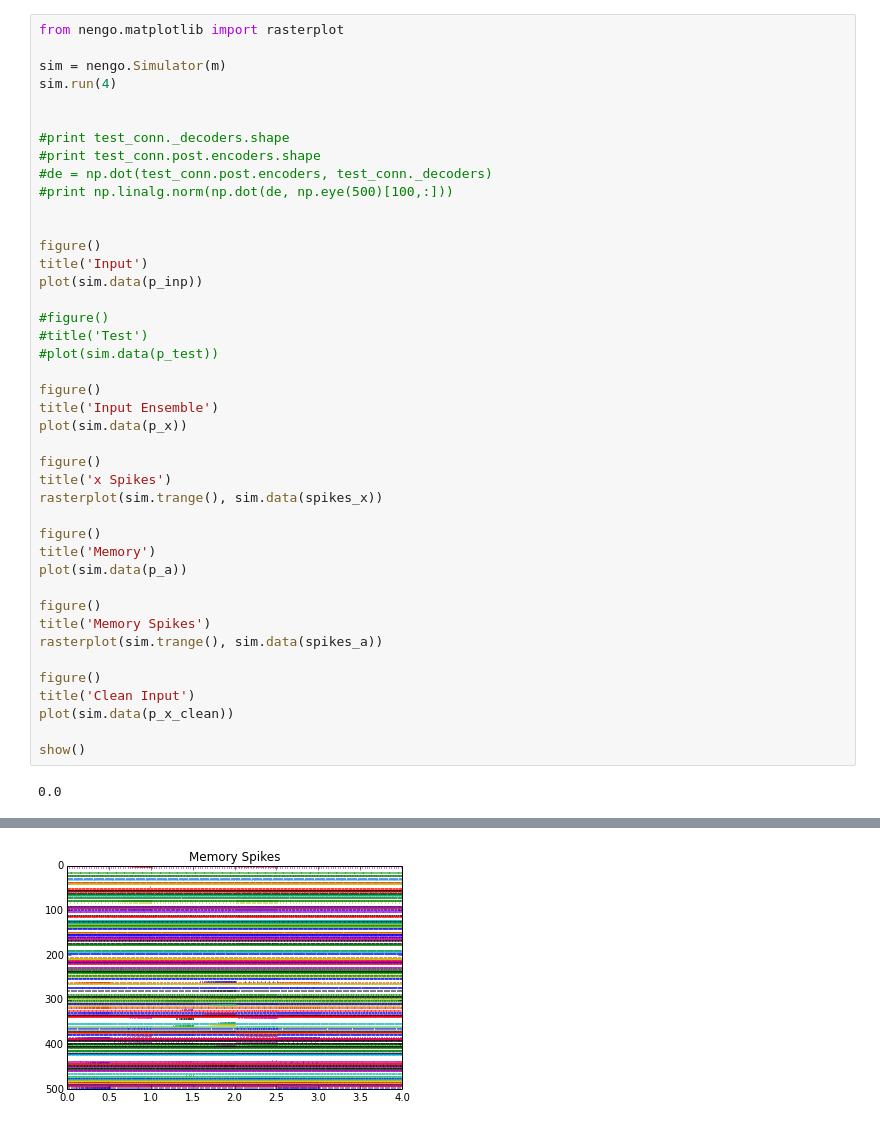
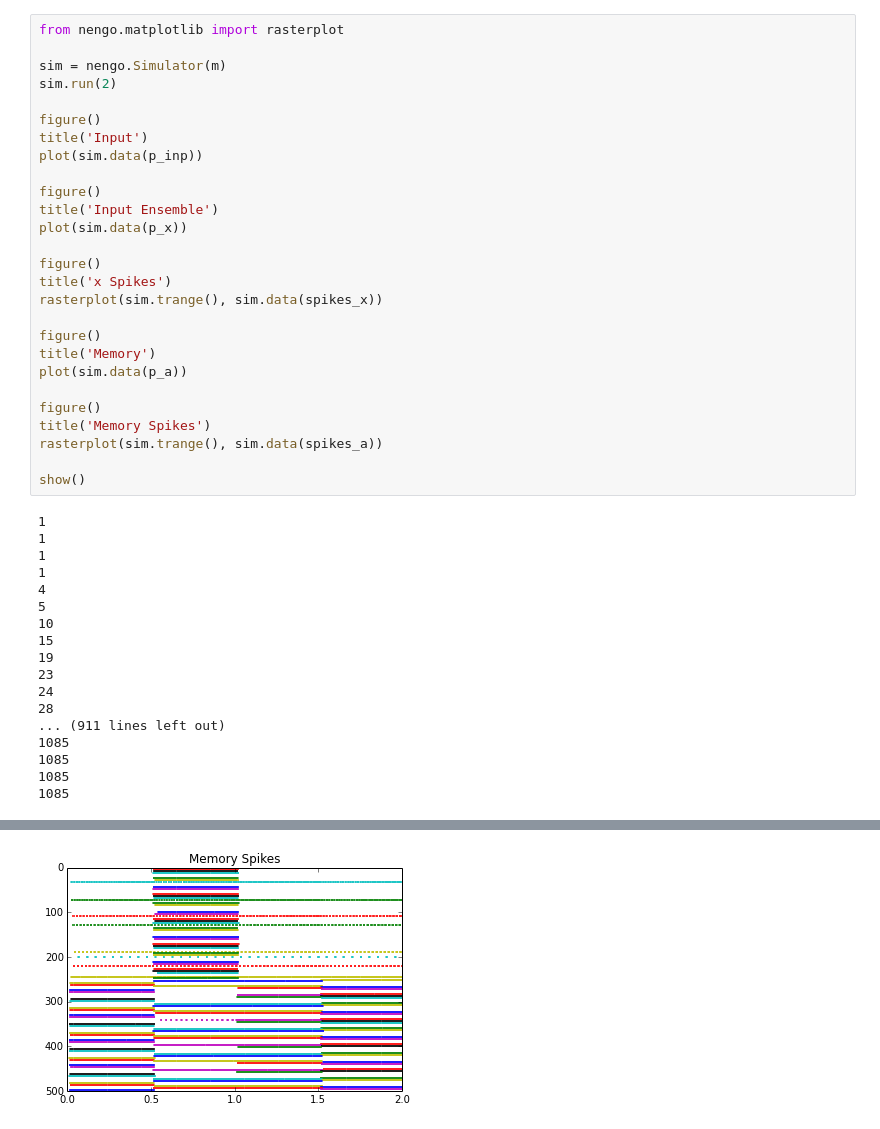
Before and after one commit to xbkong/nengo, a Jupyter notebook: examples/hebb_autoassociative.ipynb, the cells around one changed output, grey strips where cells are left out. Saved outputs shown, nothing was run; the diff lists cells and outputs as text.

```diff
--- a/examples/hebb_autoassociative.ipynb
+++ b/examples/hebb_autoassociative.ipynb
@@ -68,22 +64,11 @@ p_x_clean = nengo.Probe(x_clean, "decoded_output", filter=0.03)
 from nengo.matplotlib import rasterplot
 
 sim = nengo.Simulator(m)
-sim.run(4)
-
-
-#print test_conn._decoders.shape
-#print test_conn.post.encoders.shape
-#de = np.dot(test_conn.post.encoders, test_conn._decoders)
-#print np.linalg.norm(np.dot(de, np.eye(500)[100,:]))
-
+sim.run(2)
 
 figure()
 title('Input')
 plot(sim.data(p_inp))
-
-#figure()
-#title('Test')
-#plot(sim.data(p_test))
 
 figure()
 title('Input Ensemble')
@@ -101,10 +86,22 @@ figure()
 title('Memory Spikes')
 rasterplot(sim.trange(), sim.data(spikes_a))
 
-figure()
-title('Clean Input')
-plot(sim.data(p_x_clean))
-
 show()
 # %% [output]
-0.0
+1
+1
+1
+1
+4
+5
+10
+15
+19
+23
+24
+28
+... (911 lines left out)
+1085
+1085
+1085
+1085
@@ -115 +112 @@ show()
-[figure, old version]
+[figure, new version]
```
Also changed, not shown: parts of 2 cells of this notebook, 2 other files.
